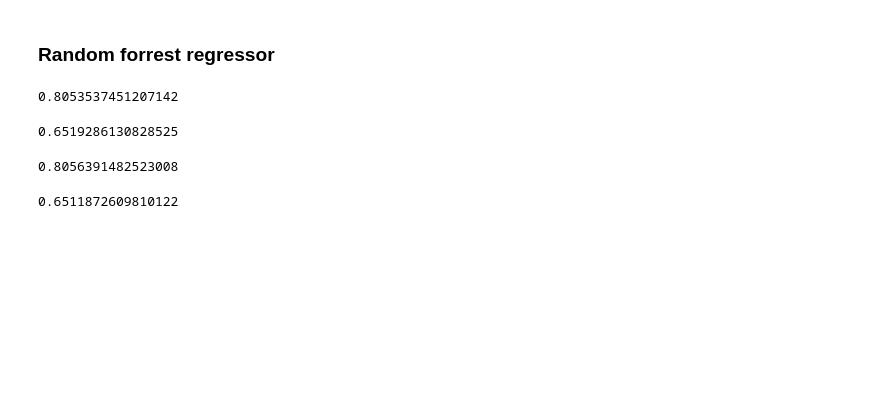
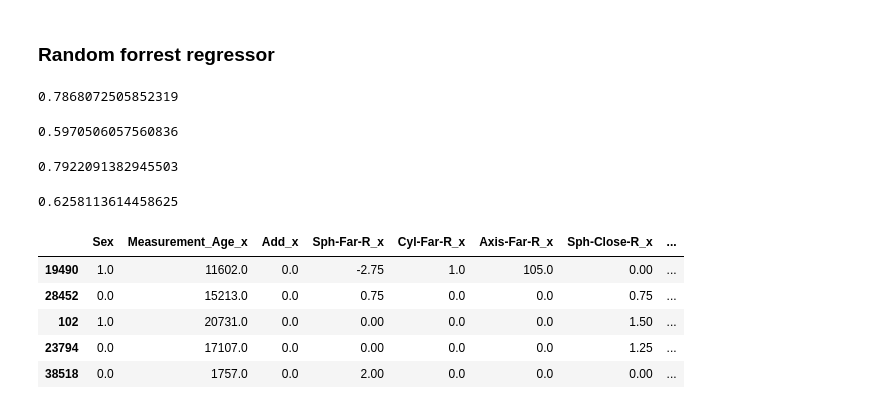
Before and after one commit to Arno989/Project-3, a Jupyter notebook: ML/2_row_model.ipynb, the cells around one changed output. Cells and saved outputs as stored; diff of their text form; code cells hidden in the pictures; blank space fills up the shorter version.

Commit message:
Model optimalisaties

```diff
--- a/ML/2_row_model.ipynb
+++ b/ML/2_row_model.ipynb
@@ -324,12 +381,12 @@ X = dataset.drop(['Add', 'Sph-Far-R', 'Cyl-Far-R', 'Axis-Far-R', 'Sph-Close-R',
 X_train, X_test, y_train, y_test = train_test_split(X, y, test_size=0.2, random_state=0)
 
 #random forest regressor
-RFR_model = RandomForestRegressor(n_estimators=100)
-RFR_model.fit(X_train,y_train)
+RFR_model_sph_far_r = RandomForestRegressor(n_estimators=200)
+RFR_model_sph_far_r.fit(X_train,y_train)
 
-RFR_model.score(X_test,y_test)
+RFR_model_sph_far_r.score(X_test,y_test)
 # %% [output]
-0.8053537451207142
+0.7868072505852319
 # %%
 # Splitsen in features en targets
 
@@ -343,12 +400,12 @@ X_train, X_test, y_train, y_test = train_test_split(X, y, test_size=0.2, random_
 
 
 #random forest regressor
-RFR_model = RandomForestRegressor(n_estimators=100)
-RFR_model.fit(X_train,y_train)
+RFR_model_cyl_far_r = RandomForestRegressor(n_estimators=200)
+RFR_model_cyl_far_r.fit(X_train,y_train)
 
-RFR_model.score(X_test,y_test)
+RFR_model_cyl_far_r.score(X_test,y_test)
 # %% [output]
-0.6519286130828525
+0.5970506057560836
 # %%
 # Splitsen in features en targets
 
@@ -362,12 +419,12 @@ X_train, X_test, y_train, y_test = train_test_split(X, y, test_size=0.2, random_
 
 
 #random forest regressor
-RFR_model = RandomForestRegressor(n_estimators=100)
-RFR_model.fit(X_train,y_train)
+RFR_model_sph_far_l = RandomForestRegressor(n_estimators=200)
+RFR_model_sph_far_l.fit(X_train,y_train)
 
-RFR_model.score(X_test,y_test)
+RFR_model_sph_far_l.score(X_test,y_test)
 # %% [output]
-0.8056391482523008
+0.7922091382945503
 # %%
 # Splitsen in features en targets
 
@@ -381,9 +438,18 @@ X_train, X_test, y_train, y_test = train_test_split(X, y, test_size=0.2, random_
 
 
 #random forest regressor
-RFR_model = RandomForestRegressor(n_estimators=1000)
-RFR_model.fit(X_train,y_train)
+RFR_model_cyl_far_l = RandomForestRegressor(n_estimators=200)
+RFR_model_cyl_far_l.fit(X_train,y_train)
 
-RFR_model.score(X_test,y_test)
+RFR_model_cyl_far_l.score(X_test,y_test)
 # %% [output]
-0.6511872609810122
+0.6258113614458625
+# %%
+dataset.head()
+# %% [output]
+|  | Sex | Measurement_Age_x | Add_x | Sph-Far-R_x | Cyl-Far-R_x | Axis-Far-R_x | Sph-Close-R_x | ... |
+| 19490 | 1.0 | 11602.0 | 0.0 | -2.75 | 1.0 | 105.0 | 0.00 | ... |
+| 28452 | 0.0 | 15213.0 | 0.0 | 0.75 | 0.0 | 0.0 | 0.75 | ... |
+| 102 | 1.0 | 20731.0 | 0.0 | 0.00 | 0.0 | 0.0 | 1.50 | ... |
+| 23794 | 0.0 | 17107.0 | 0.0 | 0.00 | 0.0 | 0.0 | 1.25 | ... |
+| 38518 | 0.0 | 1757.0 | 0.0 | 2.00 | 0.0 | 0.0 | 0.00 | ... |
```
Also changed, not shown: parts of 10 cells of this notebook.
